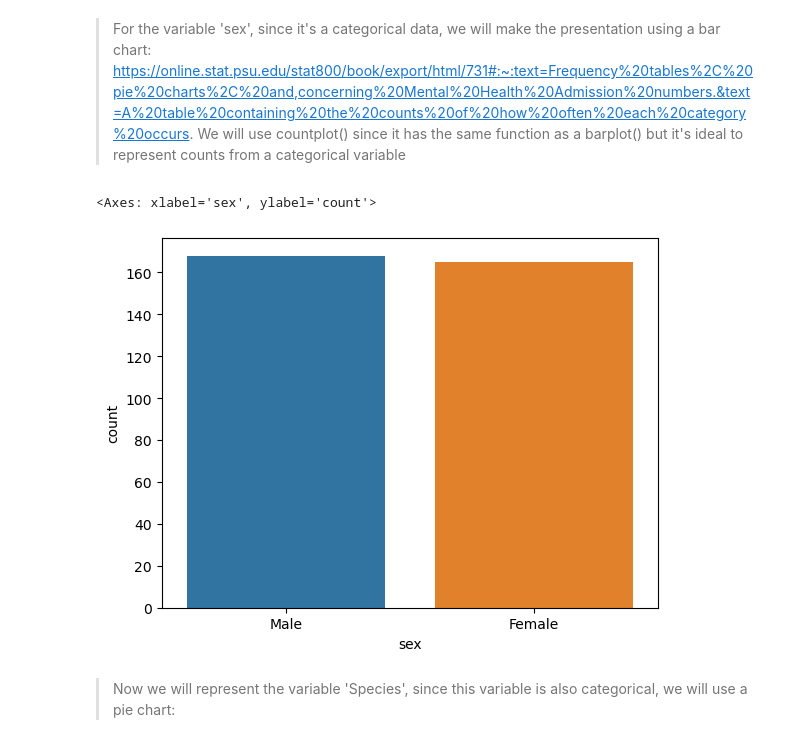
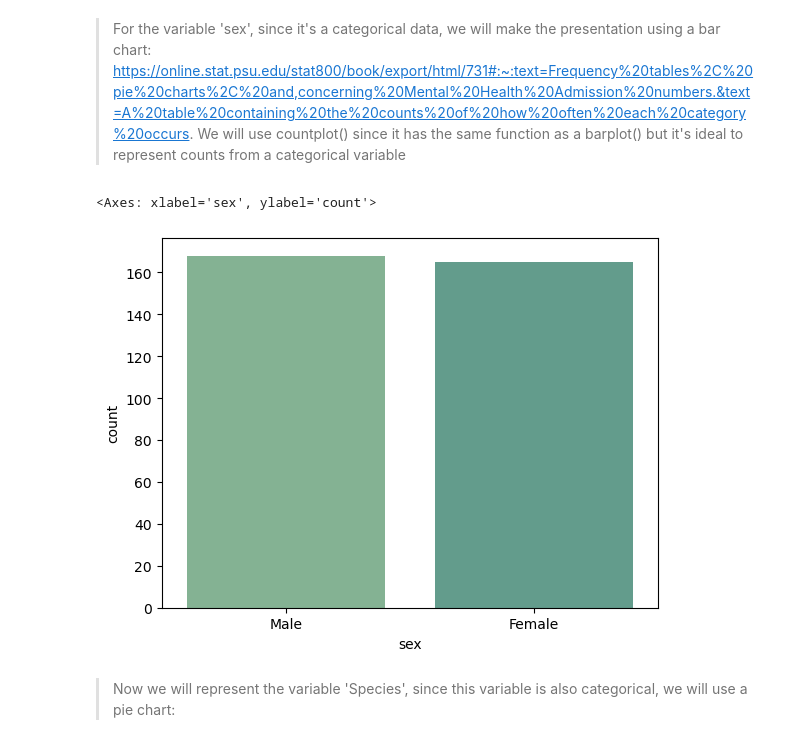
Before and after one commit to yimak/Fundamentals_of_data_analysis, a Jupyter notebook: tasks.ipynb, the cells around one changed output. Drawn from its saved outputs; the diff is of its cells as text; code cells hidden in the pictures.

Commit message:
final plots

```diff
--- a/tasks.ipynb
+++ b/tasks.ipynb
@@ -314,12 +358,15 @@ We will use countplot() since it has the same function as a barplot() but it's i
 # %%
 import seaborn as sns
 import pandas as pd
 
 df = sns.load_dataset('penguins')
-sns.countplot(df, x='sex')
+
+palette=palette = sns.color_palette("crest")
+
+sns.countplot(df, x='sex', palette=palette)
 # %% [output]
 <Axes: xlabel='sex', ylabel='count'>
-[figure, old version]
+[figure, new version]
 # %% [markdown]
 >Now we will represent the variable 'Species', since this variable is also categorical, we will use a pie chart:
 # %%
```
Also changed, not shown: parts of 22 cells of this notebook, 8 other files.
